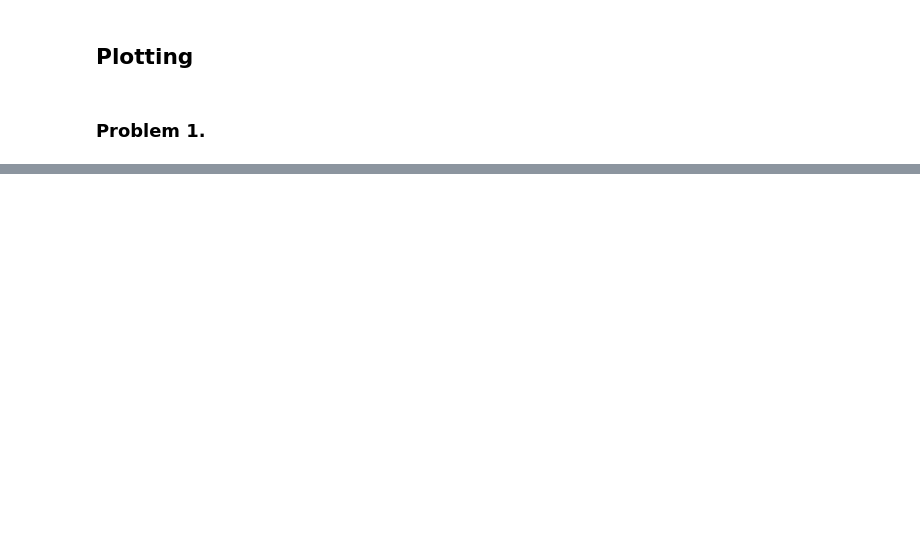
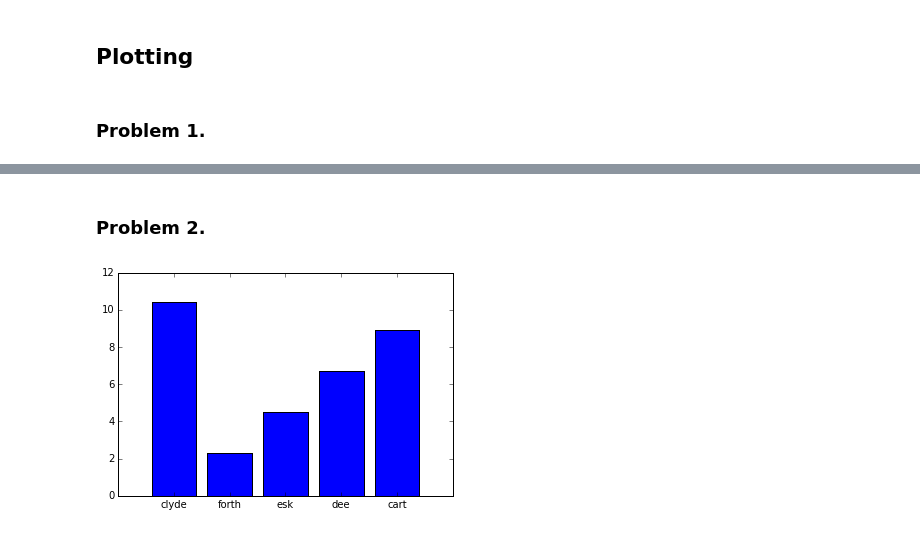
Before and after one commit to bobbiesimpson/python, a Jupyter notebook: Lab1-solutions.ipynb, the cells around one changed output, grey strips where cells are left out. Drawn from its saved outputs; the diff is of its cells as text; code cells hidden in the pictures; blank space fills up the shorter version.

```diff
--- a/Lab1-solutions.ipynb
+++ b/Lab1-solutions.ipynb
@@ -313,0 +336,14 @@ Please enter load at free span --> 1
+# %% [markdown]
+### Problem 2.
+# %%
+#remember to include 'import matplotlib.pyplot as plt'
+
+river_names = ['clyde', 'forth', 'esk', 'dee', 'cart']
+river_data = [10.4, 2.3, 4.5, 6.7, 8.9]
+
+x = range(len(river_data))
+plt.bar(x, river_data, align='center')
+plt.xticks(x, river_names)
+plt.show()
+# %% [output]
+[figure, added]
```
Also changed, not shown: parts of 17 cells of this notebook.
